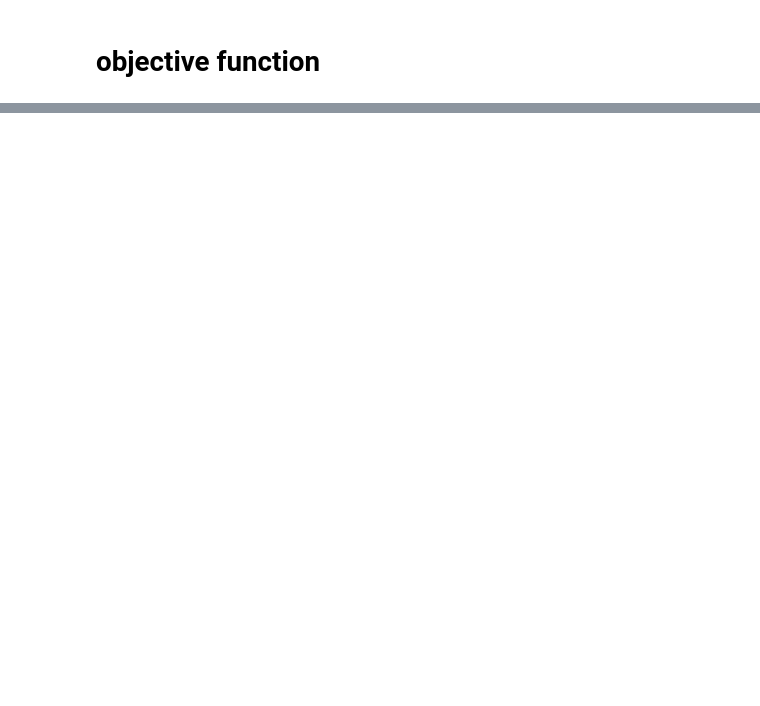
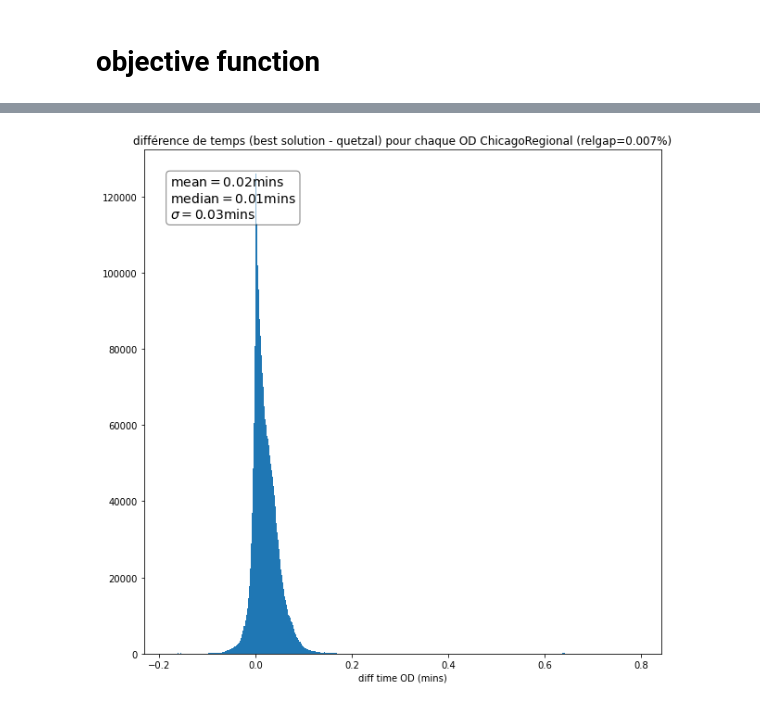
Before and after one commit to systragroup/quetzal_examples, a Jupyter notebook: road_model_test.ipynb, the cells around one changed output, grey strips where cells are left out. Cells and saved outputs as stored; diff of their text form; code cells hidden in the pictures; blank space fills up the shorter version.

```diff
--- a/road_model_test.ipynb
+++ b/road_model_test.ipynb
@@ -291,0 +376,5 @@ self.road_links['volume_diff'].hist(bins=100)
+# %%
+car=self.copy()
+car.road_links['time'] = car.road_links['cost']
+#pour le shortest path sur le reseau a vide
+#car.road_links['time'] = car.road_links['time'] + car.road_links['penalty']
@@ -291,0 +446,26 @@ self.road_links['volume_diff'].hist(bins=100)
+# %%
+fig, ax = plt.subplots(figsize=(10,10))
+
+plt.hist(odt_ref-odt_quetzal,bins=500)
+plt.xlabel('diff time OD (mins)')
+mean = np.mean((np.array(odt_ref) - np.array(odt_quetzal)))
+median =np.median((np.array(odt_ref) - np.array(odt_quetzal)))
+sigma = np.std(np.array(odt_ref) - np.array(odt_quetzal))
+textstr = '\n'.join((
+    r'$\mathrm{mean}=%.2f$mins' % (mean, ),
+    r'$\mathrm{median}=%.2f$mins' % (median, ),
+    r'$\sigma=%.2f$mins' % (sigma, )))
+
+# these are matplotlib.patch.Patch properties
+props = dict(boxstyle='round', facecolor='white', alpha=0.5)
+
+# place a text box in upper left in axes coords
+ax.text(0.05, 0.95, textstr, transform=ax.transAxes, fontsize=14,
+        verticalalignment='top', bbox=props)
+plt.title('différence de temps (best solution - quetzal) pour chaque OD ' +city+' (relgap='+relgap+'%)')
+#plt.title('différence de temps (best solution - quetzal) pour chaque OD' +city+relgap)
+
+
+plt.show()
+# %% [output]
+[figure, added]
```
Also changed, not shown: parts of 36 cells of this notebook.
